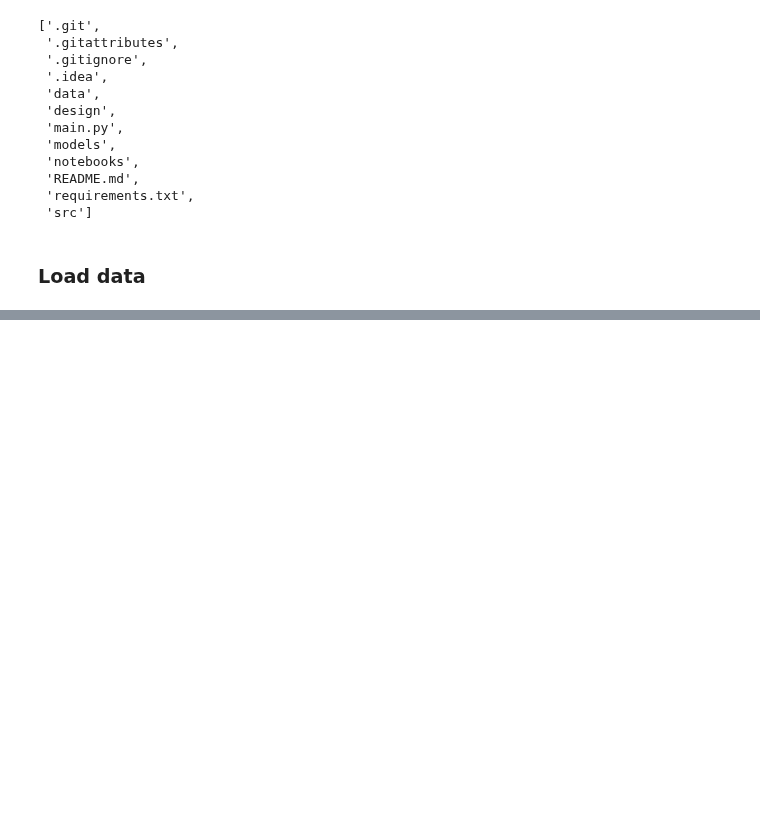
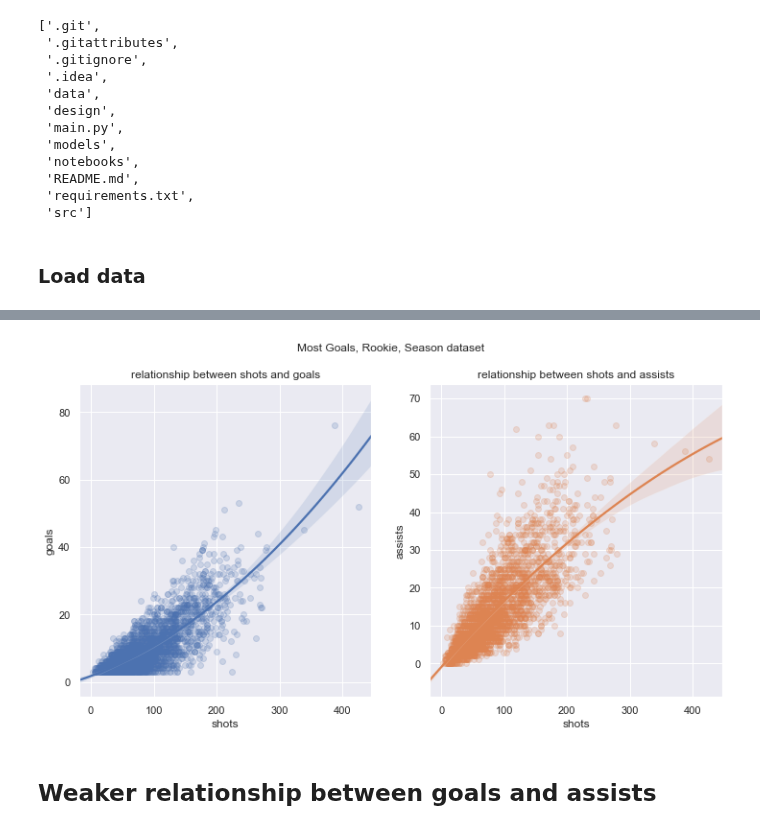
Before and after one commit to stepan-o/nhl_draft, a Jupyter notebook: notebooks/EDA/records_most_goals_season_rookie_EDA.ipynb, the cells around one changed output, grey strips where cells are left out. Cells and saved outputs as stored; diff of their text form; code cells hidden in the pictures; blank space fills up the shorter version.

Commit message:
perform basic EDA of Most Goals scored by Rookies in a Single Season dataset obtained from NHL Records API

```diff
--- a/notebooks/EDA/records_most_goals_season_rookie_EDA.ipynb
+++ b/notebooks/EDA/records_most_goals_season_rookie_EDA.ipynb
@@ -120 +121,17 @@ plot_regplot(df, stat1, stat2, name=name)
+# %%
+stat1 = 'shots'
+stat2 = 'goals'
+stat3 = 'assists'
+f, axes = plt.subplots(nrows=1, ncols=2, figsize=(12, 6))
+f.suptitle(name + " dataset")
+plot_regplot(df, stat1, stat2, name=name, alpha=0.2, suptitle=False,
+             create_figure=False, ax=axes[0], show_plot=False,
+             order=2)
+plot_regplot(df, stat1, stat3, name=name, alpha=0.2, suptitle=False,
+             create_figure=False, ax=axes[1], show_plot=True,
+             order=2)
+# %% [output]
+[figure, added]
+# %% [markdown]
+## Weaker relationship between goals and assists
 # %%
```
Also changed, not shown: parts of 15 cells of this notebook.
